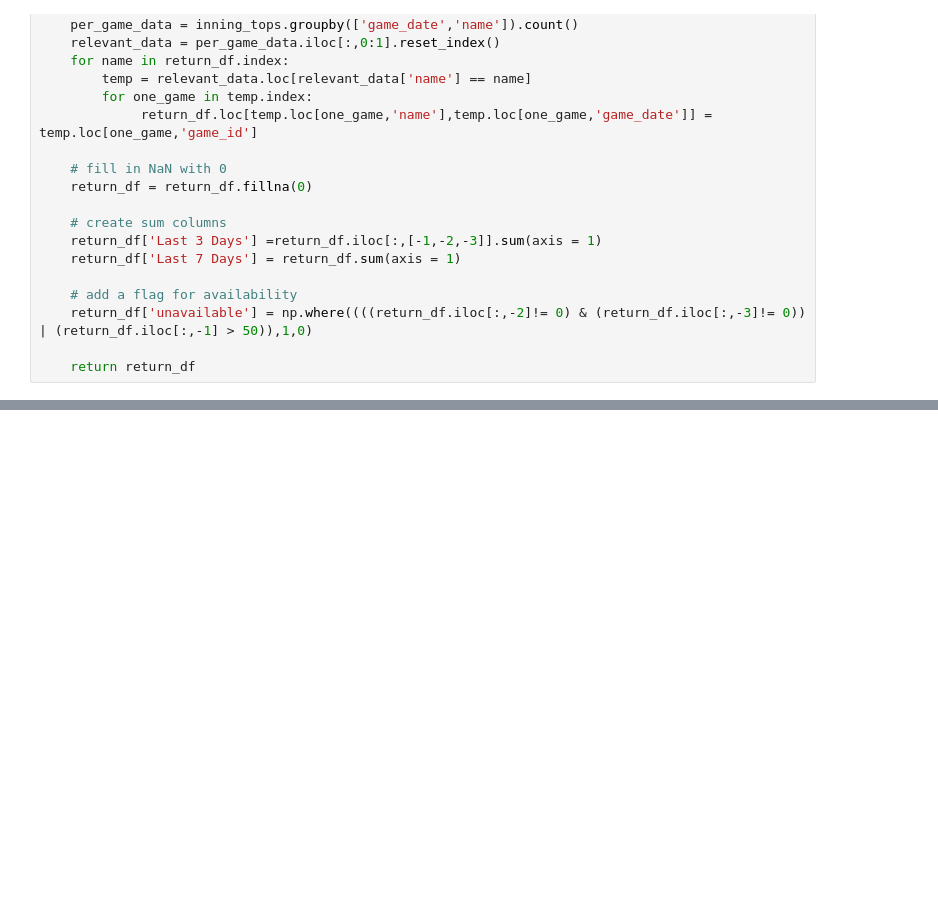
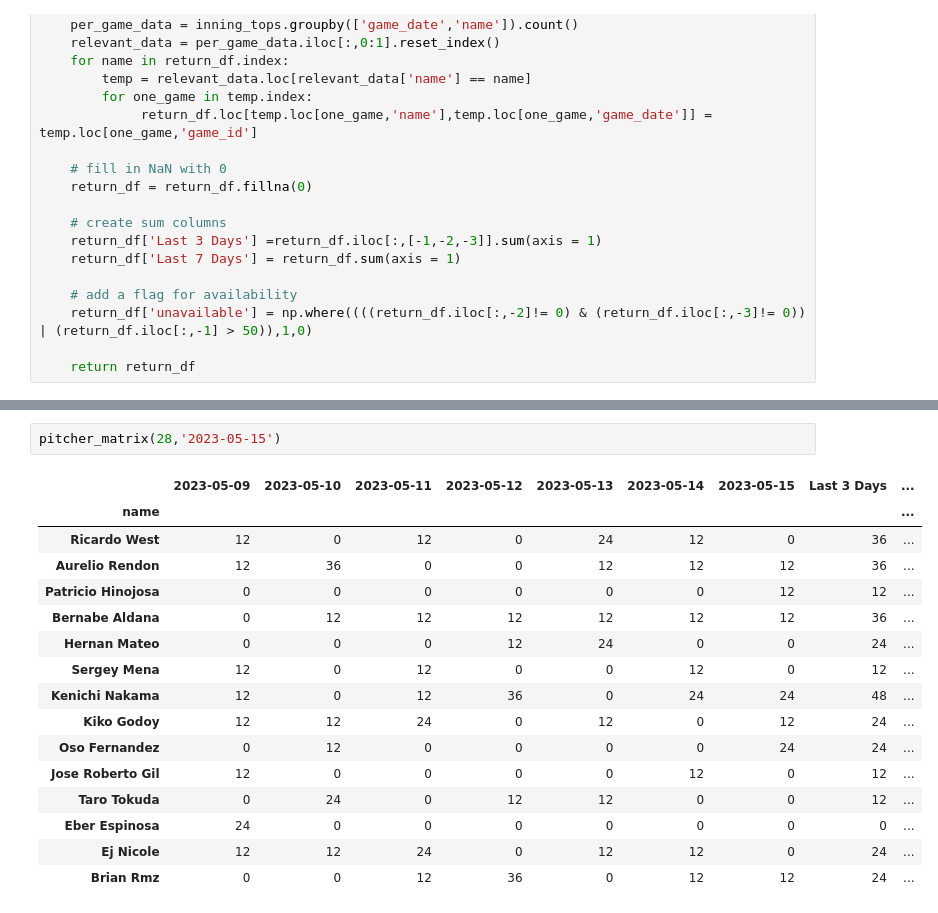
Before and after one commit to reetyf/nats, a Jupyter notebook: hweinschenk_nats_r_and_d.ipynb, the cells around one changed output, grey strips where cells are left out. Saved outputs shown, nothing was run; the diff lists cells and outputs as text; blank space fills up the shorter version.

```diff
--- a/hweinschenk_nats_r_and_d.ipynb
+++ b/hweinschenk_nats_r_and_d.ipynb
@@ -558,0 +548,19 @@ pitcher_matrix(18,'2023-07-04')
+# %%
+pitcher_matrix(28,'2023-05-15')
+# %% [output]
+|  | 2023-05-09 | 2023-05-10 | 2023-05-11 | 2023-05-12 | 2023-05-13 | 2023-05-14 | 2023-05-15 | Last 3 Days | ... |
+| name |  |  |  |  |  |  |  |  | ... |
+| Ricardo West | 12 | 0 | 12 | 0 | 24 | 12 | 0 | 36 | ... |
+| Aurelio Rendon | 12 | 36 | 0 | 0 | 12 | 12 | 12 | 36 | ... |
+| Patricio Hinojosa | 0 | 0 | 0 | 0 | 0 | 0 | 12 | 12 | ... |
+| Bernabe Aldana | 0 | 12 | 12 | 12 | 12 | 12 | 12 | 36 | ... |
+| Hernan Mateo | 0 | 0 | 0 | 12 | 24 | 0 | 0 | 24 | ... |
+| Sergey Mena | 12 | 0 | 12 | 0 | 0 | 12 | 0 | 12 | ... |
+| Kenichi Nakama | 12 | 0 | 12 | 36 | 0 | 24 | 24 | 48 | ... |
+| Kiko Godoy | 12 | 12 | 24 | 0 | 12 | 0 | 12 | 24 | ... |
+| Oso Fernandez | 0 | 12 | 0 | 0 | 0 | 0 | 24 | 24 | ... |
+| Jose Roberto Gil | 12 | 0 | 0 | 0 | 0 | 12 | 0 | 12 | ... |
+| Taro Tokuda | 0 | 24 | 0 | 12 | 12 | 0 | 0 | 12 | ... |
+| Eber Espinosa | 24 | 0 | 0 | 0 | 0 | 0 | 0 | 0 | ... |
+| Ej Nicole | 12 | 12 | 24 | 0 | 12 | 12 | 0 | 24 | ... |
+| Brian Rmz | 0 | 0 | 12 | 36 | 0 | 12 | 12 | 24 | ... |
```
Also changed, not shown: parts of 4 cells of this notebook.
